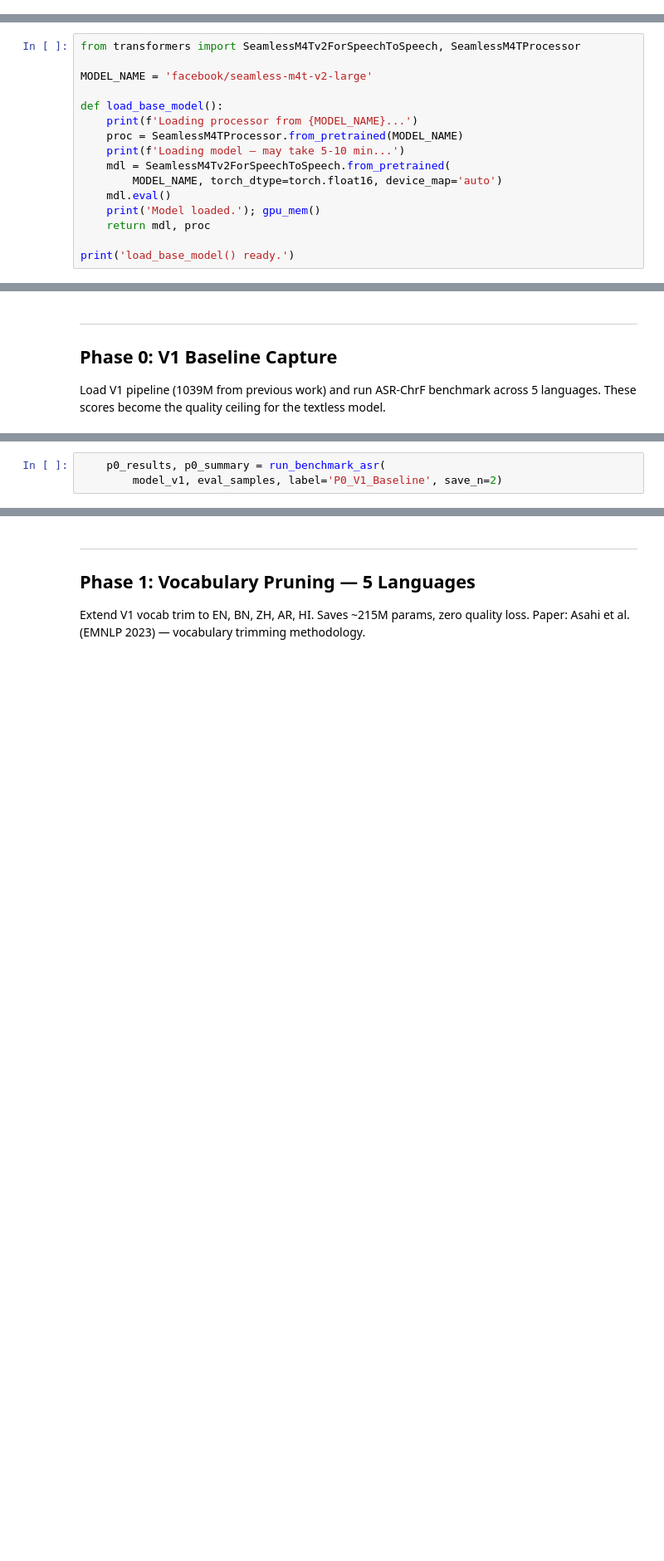
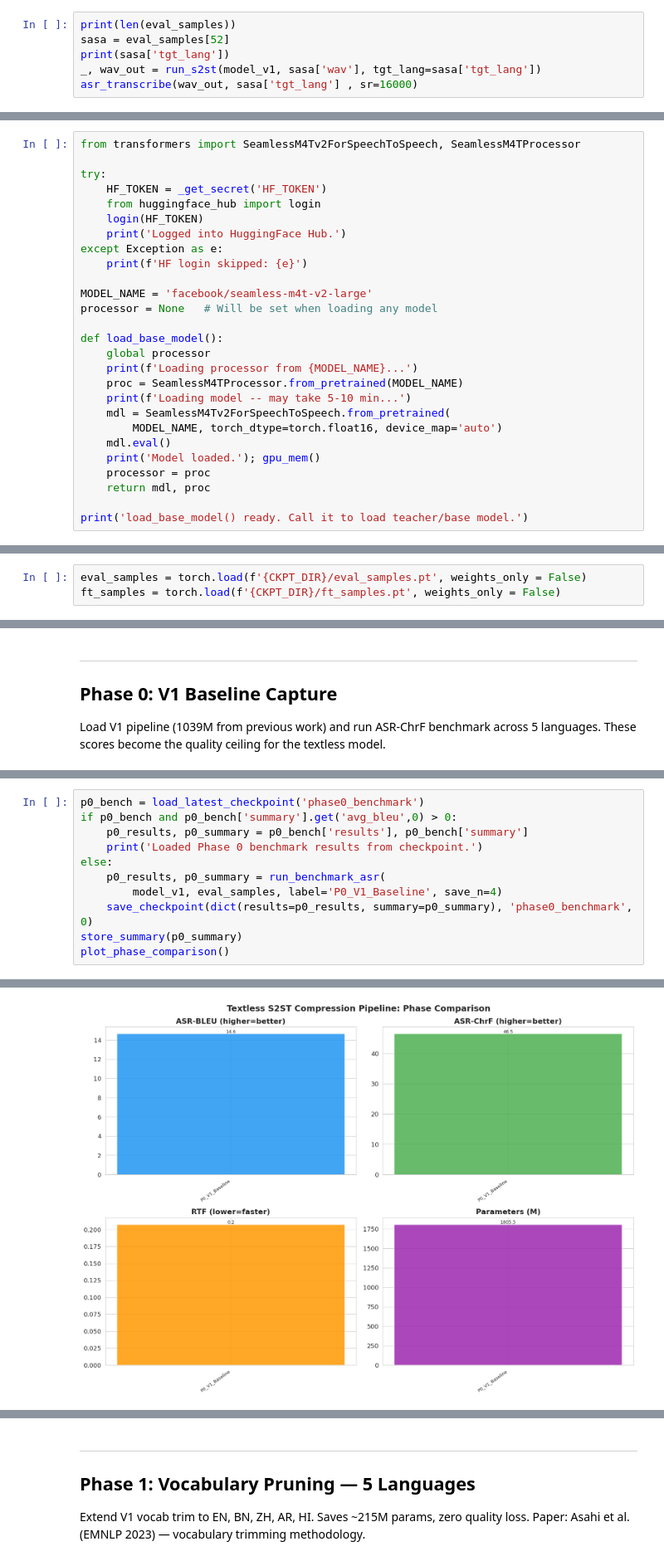
Before and after one commit to rayedriasat/Pruning-SeamlessM4T, a Jupyter notebook: Alteration/seamless-final.ipynb, the cells around one changed output, grey strips where cells are left out. Shown at 83% size. Drawn from its saved outputs; the diff is of its cells as text; blank space fills up the shorter version.

```diff
--- a/Alteration/seamless-final.ipynb
+++ b/Alteration/seamless-final.ipynb
@@ -597,0 +661,6 @@ Note: Bengali uses MMS (proven in V1). All others use Qwen3-ASR-1.7B.
+# %%
+print(len(eval_samples))
+sasa = eval_samples[52]
+print(sasa['tgt_lang'])
+_, wav_out = run_s2st(model_v1, sasa['wav'], tgt_lang=sasa['tgt_lang'])
+asr_transcribe(wav_out, sasa['tgt_lang'] , sr=16000)
@@ -672,17 +862,28 @@ Benchmark functions ready.
 # %%
 from transformers import SeamlessM4Tv2ForSpeechToSpeech, SeamlessM4TProcessor
 
+try:
+    HF_TOKEN = _get_secret('HF_TOKEN')
+    from huggingface_hub import login
+    login(HF_TOKEN)
+    print('Logged into HuggingFace Hub.')
+except Exception as e:
+    print(f'HF login skipped: {e}')
+
 MODEL_NAME = 'facebook/seamless-m4t-v2-large'
+processor = None   # Will be set when loading any model
 
 def load_base_model():
+    global processor
     print(f'Loading processor from {MODEL_NAME}...')
     proc = SeamlessM4TProcessor.from_pretrained(MODEL_NAME)
-    print(f'Loading model — may take 5-10 min...')
+    print(f'Loading model -- may take 5-10 min...')
     mdl = SeamlessM4Tv2ForSpeechToSpeech.from_pretrained(
         MODEL_NAME, torch_dtype=torch.float16, device_map='auto')
     mdl.eval()
     print('Model loaded.'); gpu_mem()
+    processor = proc
     return mdl, proc
 
-print('load_base_model() ready.')
+print('load_base_model() ready. Call it to load teacher/base model.')
 # %% [output]
@@ -946,0 +1125,3 @@ print('\n✓ ALL SETUP CELLS COMPLETE — proceed to phases.')
+# %%
+eval_samples = torch.load(f'{CKPT_DIR}/eval_samples.pt', weights_only = False)
+ft_samples = torch.load(f'{CKPT_DIR}/ft_samples.pt', weights_only = False)
@@ -993,3 +1184,0 @@ Model loaded.
-# %%
-    p0_results, p0_summary = run_benchmark_asr(
-        model_v1, eval_samples, label='P0_V1_Baseline', save_n=2)
@@ -1014,0 +1368,12 @@ KeyboardInterrupt:
+# %%
+p0_bench = load_latest_checkpoint('phase0_benchmark')
+if p0_bench and p0_bench['summary'].get('avg_bleu',0) > 0:
+    p0_results, p0_summary = p0_bench['results'], p0_bench['summary']
+    print('Loaded Phase 0 benchmark results from checkpoint.')
+else:
+    p0_results, p0_summary = run_benchmark_asr(
+        model_v1, eval_samples, label='P0_V1_Baseline', save_n=4)
+    save_checkpoint(dict(results=p0_results, summary=p0_summary), 'phase0_benchmark', 0)
+store_summary(p0_summary)
+plot_phase_comparison()
+# %% [output]
@@ -1015,3 +1385,4 @@ KeyboardInterrupt:
+[figure, added]
 # %%
 # ── Free V1 from VRAM before next phase ──────────────────────────────────────
 del model_v1
```
Also changed, not shown: parts of 24 cells of this notebook, 23 other files.
